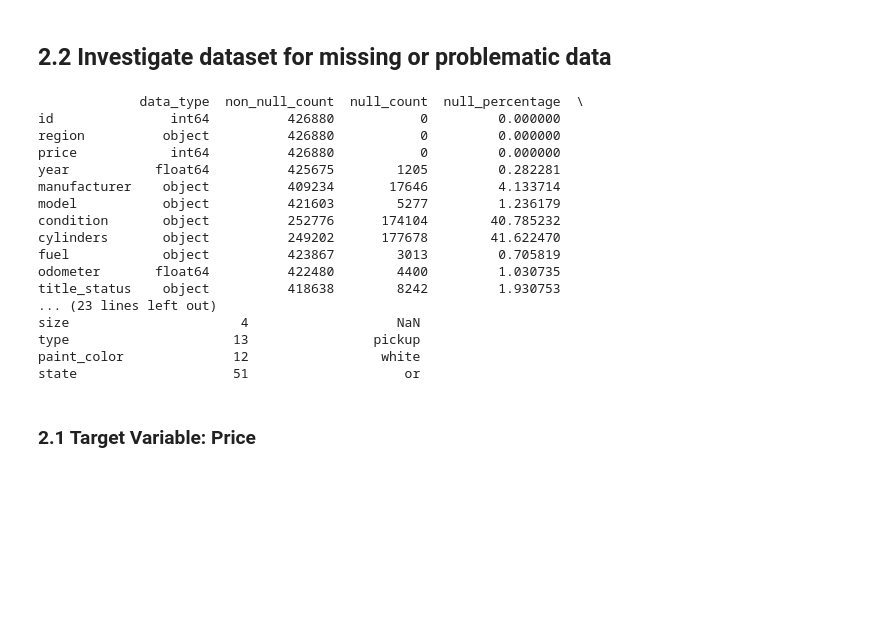
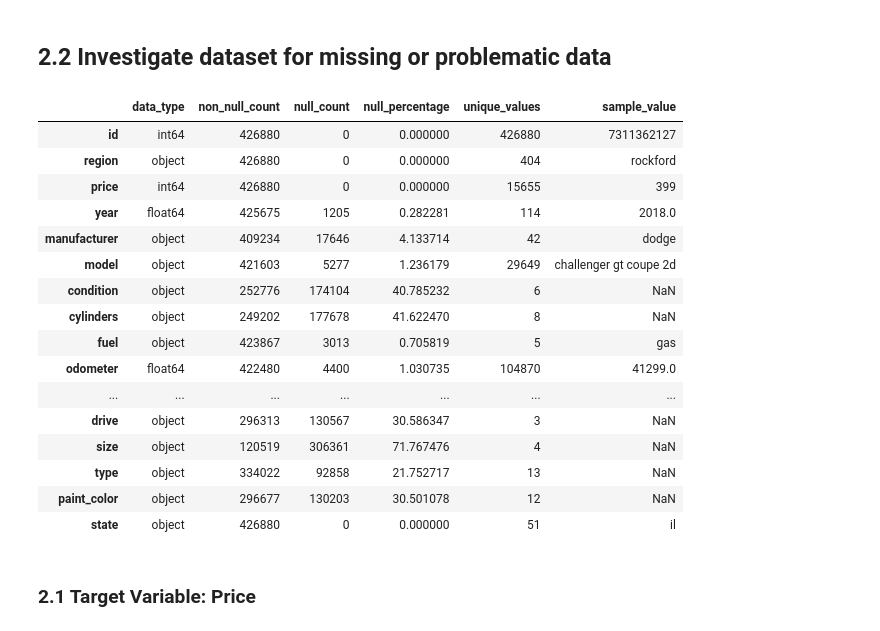
Before and after one commit to peanutenthusiast/urban-spock, a Jupyter notebook: prompt_II.ipynb, the cells around one changed output. Saved outputs shown, nothing was run; the diff lists cells and outputs as text; code cells hidden in the pictures; blank space fills up the shorter version.

```diff
--- a/prompt_II.ipynb
+++ b/prompt_II.ipynb
@@ -59,22 +59,3 @@ from sklearn.linear_model import LinearRegression, Ridge, Lasso
 from sklearn.metrics import mean_squared_error, mean_absolute_error
 # %% [markdown]
 ### 2.1 Data Loading and Initial Inspection
-# %%
-vehicles = pd.read_csv('data/vehicles.csv')
-
-vehicles.shape
-vehicles.info()
-
-def data_quality_report(df):
-  return pd.DataFrame({
-    'data_type': df.dtypes,
-    'non_null_count': df.notnull().sum(),
-    'null_count': df.isnull().sum(),
-    'null_percentage': (df.isnull().sum() / len(df)) * 100,
-    'unique_values': df.nunique(),
-    'sample_value': df.sample().iloc[0]
-  })
-
-vehicle_report = data_quality_report(vehicles)
-
-print(vehicle_report)
@@ -101,35 +87,35 @@ state                    51           nc
 # %%
 def data_quality_report(df):
   return pd.DataFrame({
     'data_type': df.dtypes,
     'non_null_count': df.notnull().sum(),
     'null_count': df.isnull().sum(),
     'null_percentage': (df.isnull().sum() / len(df)) * 100,
     'unique_values': df.nunique(),
     'sample_value': df.sample().iloc[0]
   })
 
 vehicle_report = data_quality_report(vehicles)
 
-print(vehicle_report)
+vehicle_report
 # %% [output]
-             data_type  non_null_count  null_count  null_percentage  \
-id               int64          426880           0         0.000000
-region          object          426880           0         0.000000
-price            int64          426880           0         0.000000
-year           float64          425675        1205         0.282281
-manufacturer    object          409234       17646         4.133714
-model           object          421603        5277         1.236179
-condition       object          252776      174104        40.785232
-cylinders       object          249202      177678        41.622470
-fuel            object          423867        3013         0.705819
-odometer       float64          422480        4400         1.030735
-title_status    object          418638        8242         1.930753
-... (23 lines left out)
-size                      4                   NaN
-type                     13                pickup
-paint_color              12                 white
-state                    51                    or
+|  | data_type | non_null_count | null_count | null_percentage | unique_values | sample_value |
+| id | int64 | 426880 | 0 | 0.000000 | 426880 | 7311362127 |
+| region | object | 426880 | 0 | 0.000000 | 404 | rockford |
+| price | int64 | 426880 | 0 | 0.000000 | 15655 | 399 |
+| year | float64 | 425675 | 1205 | 0.282281 | 114 | 2018.0 |
+| manufacturer | object | 409234 | 17646 | 4.133714 | 42 | dodge |
+| model | object | 421603 | 5277 | 1.236179 | 29649 | challenger gt coupe 2d |
+| condition | object | 252776 | 174104 | 40.785232 | 6 | NaN |
+| cylinders | object | 249202 | 177678 | 41.622470 | 8 | NaN |
+| fuel | object | 423867 | 3013 | 0.705819 | 5 | gas |
+| odometer | float64 | 422480 | 4400 | 1.030735 | 104870 | 41299.0 |
+| ... | ... | ... | ... | ... | ... | ... |
+| drive | object | 296313 | 130567 | 30.586347 | 3 | NaN |
+| size | object | 120519 | 306361 | 71.767476 | 4 | NaN |
+| type | object | 334022 | 92858 | 21.752717 | 13 | NaN |
+| paint_color | object | 296677 | 130203 | 30.501078 | 12 | NaN |
+| state | object | 426880 | 0 | 0.000000 | 51 | il |
 # %% [markdown]
 ### 2.1 Target Variable: Price ###
 # %%
```
Also changed, not shown: parts of 11 cells of this notebook.
